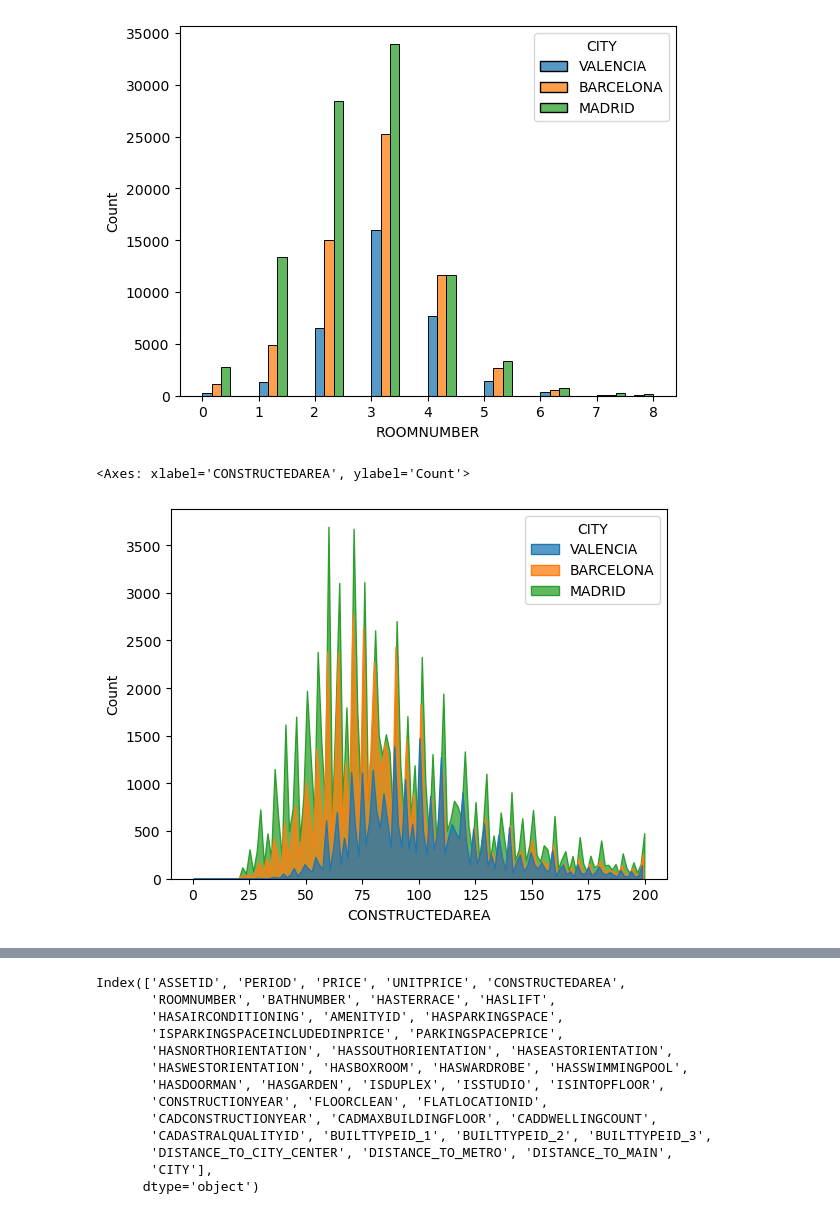
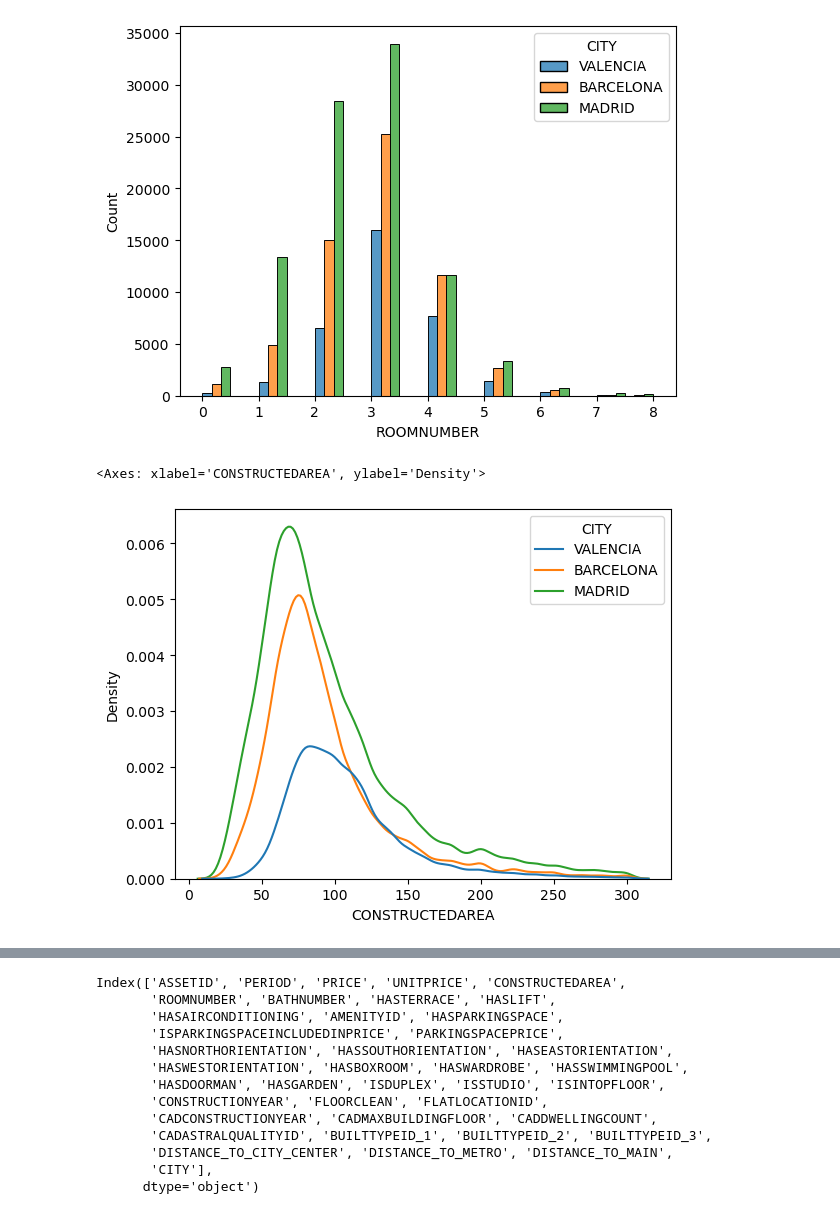
Before and after one commit to AlvaroCorrales/idealista18, a Jupyter notebook: experiments/experiments.ipynb, the cells around one changed output, grey strips where cells are left out. Cells and saved outputs as stored; diff of their text form; code cells hidden in the pictures.

```diff
--- a/experiments/experiments.ipynb
+++ b/experiments/experiments.ipynb
@@ -119,7 +119,7 @@ sns.histplot(data=df, x='ROOMNUMBER', hue='CITY', binrange=(0,8), binwidth=0.5,
 <Axes: xlabel='ROOMNUMBER', ylabel='Count'>
 [figure]
 # %%
-sns.histplot(data=df, x='CONSTRUCTEDAREA', hue='CITY', multiple = 'dodge', element = 'poly', binrange=(0,200))
+sns.kdeplot(data=df[df['CONSTRUCTEDAREA']<=300], x='CONSTRUCTEDAREA', hue='CITY')
 # %% [output]
-<Axes: xlabel='CONSTRUCTEDAREA', ylabel='Count'>
+<Axes: xlabel='CONSTRUCTEDAREA', ylabel='Density'>
-[figure, old version]
+[figure, new version]
```
Also changed, not shown: parts of 5 cells of this notebook.
